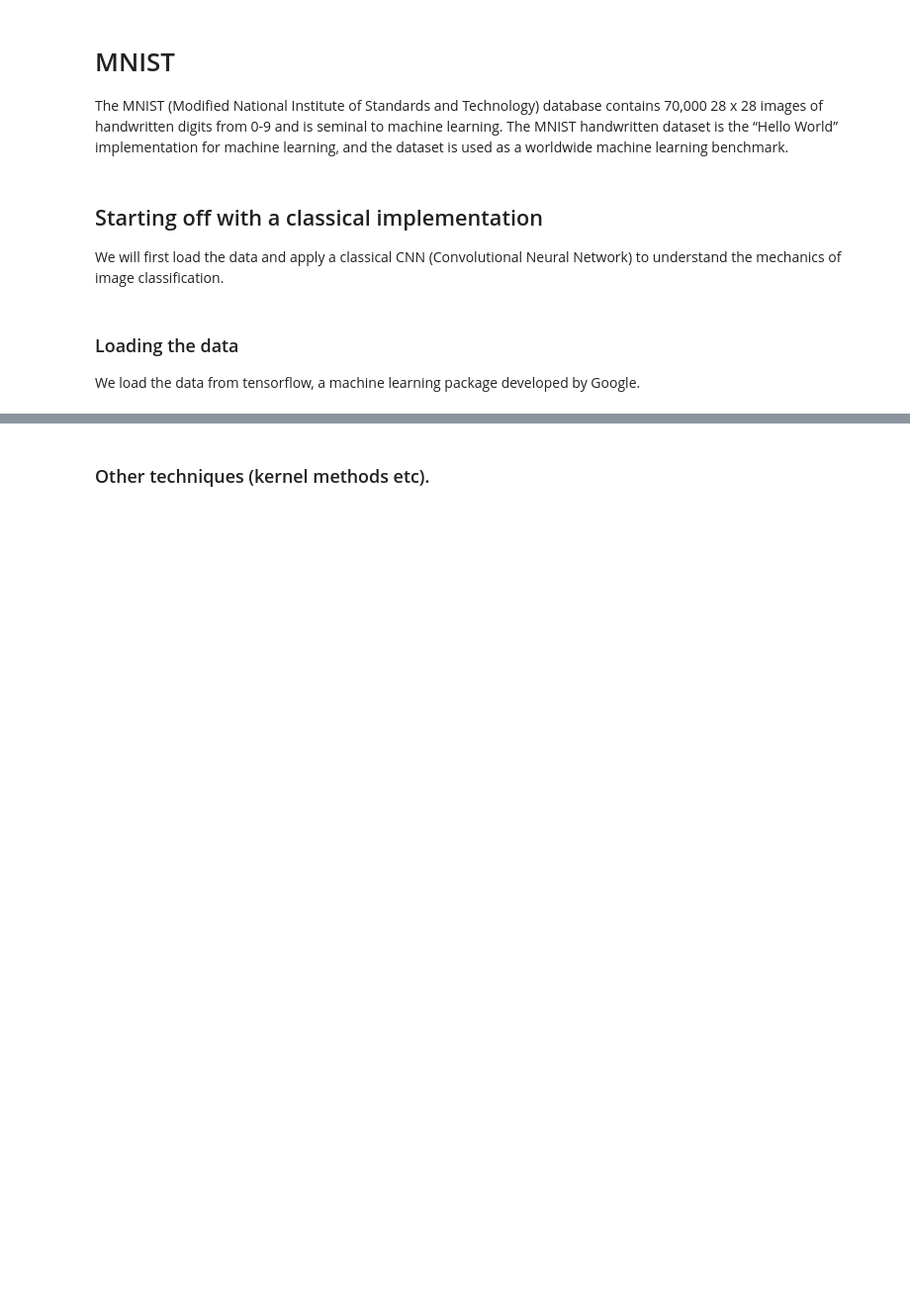
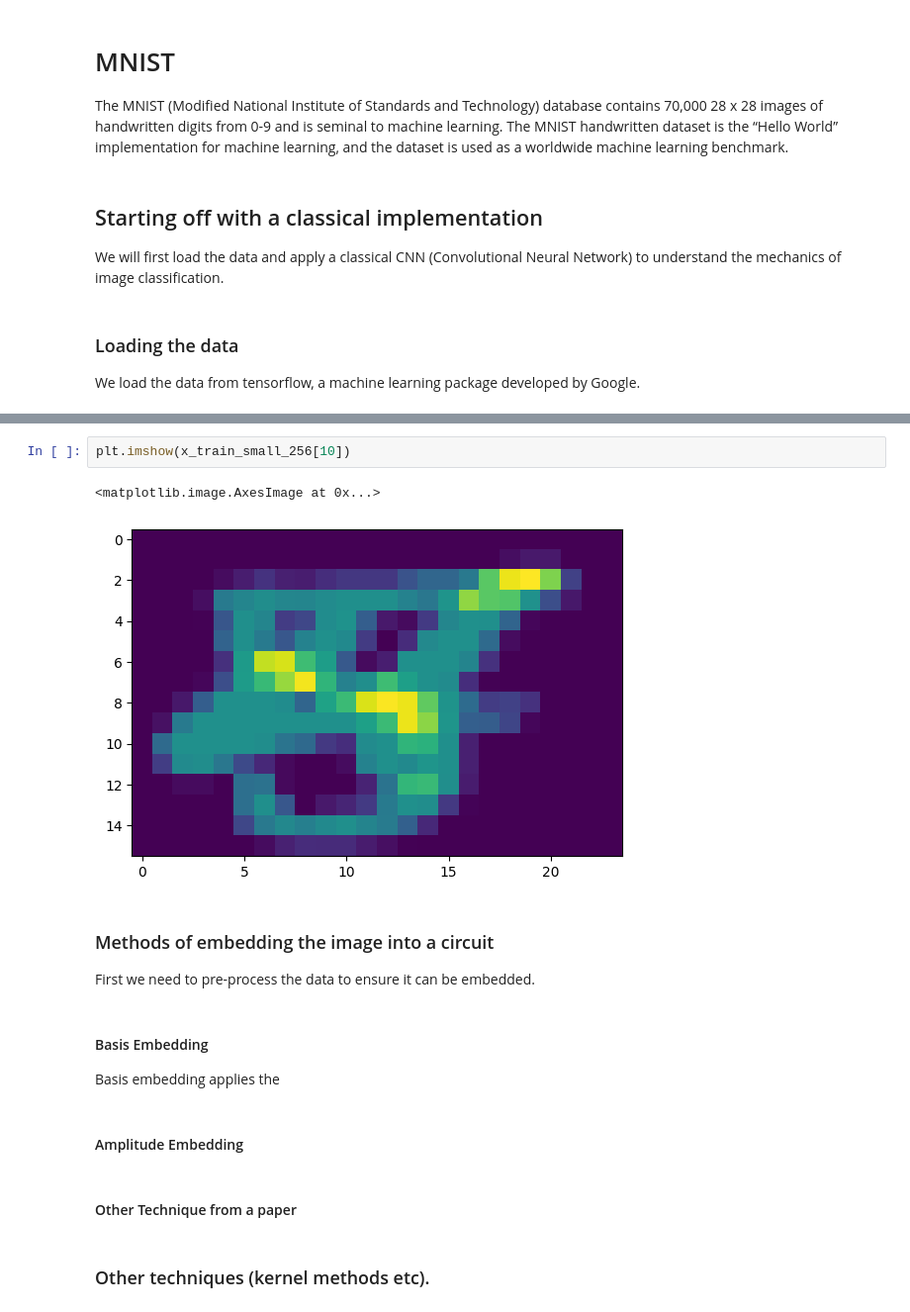
Before and after one commit to rryoung98/qml_embedding, a Jupyter notebook: embedding_presentation.ipynb, the cells around one changed output, grey strips where cells are left out. Shown at 99% size. Saved outputs shown, nothing was run; the diff lists cells and outputs as text; blank space fills up the shorter version.

```diff
--- a/embedding_presentation.ipynb
+++ b/embedding_presentation.ipynb
@@ -179,3 +309,19 @@ ValueError: in user code:
+# %%
+plt.imshow(x_train_small_256[10])
+# %% [output]
+<matplotlib.image.AxesImage at 0x...>
+[figure, added]
+# %% [markdown]
+### Methods of embedding the image into a circuit
+
+First we need to pre-process the data to ensure it can be embedded.
+# %% [markdown]
+#### Basis Embedding
+Basis embedding applies the
+# %% [markdown]
+#### Amplitude Embedding
+# %% [markdown]
+#### Other Technique from a paper
 # %% [markdown]
 ### Other techniques (kernel methods etc).
 # %% [markdown]
```
Also changed, not shown: parts of 24 cells of this notebook, 8 other files.
